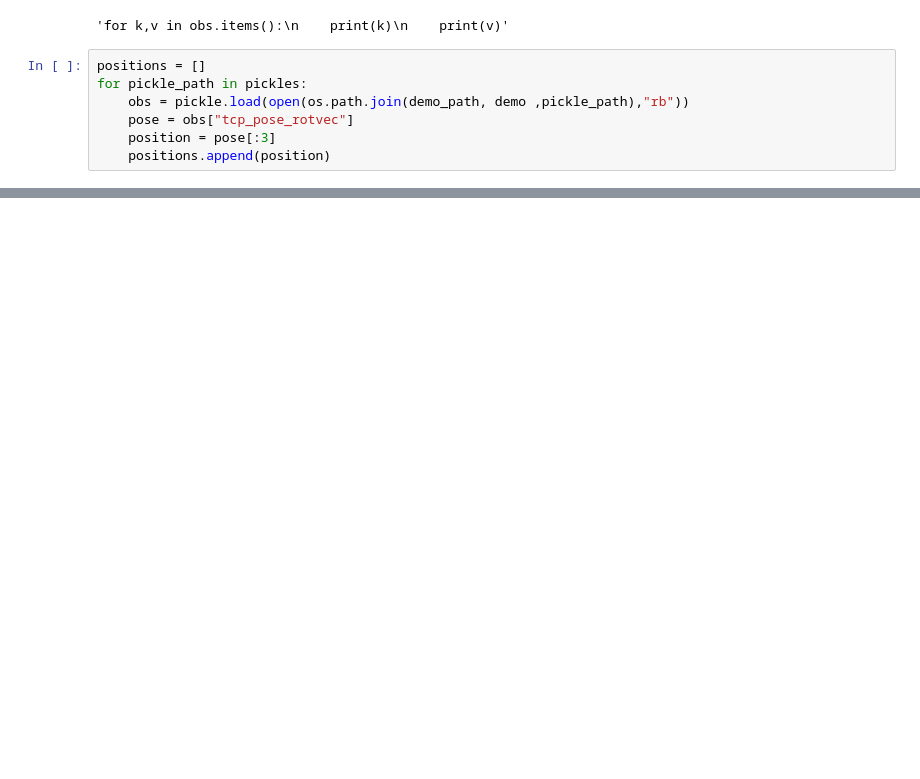
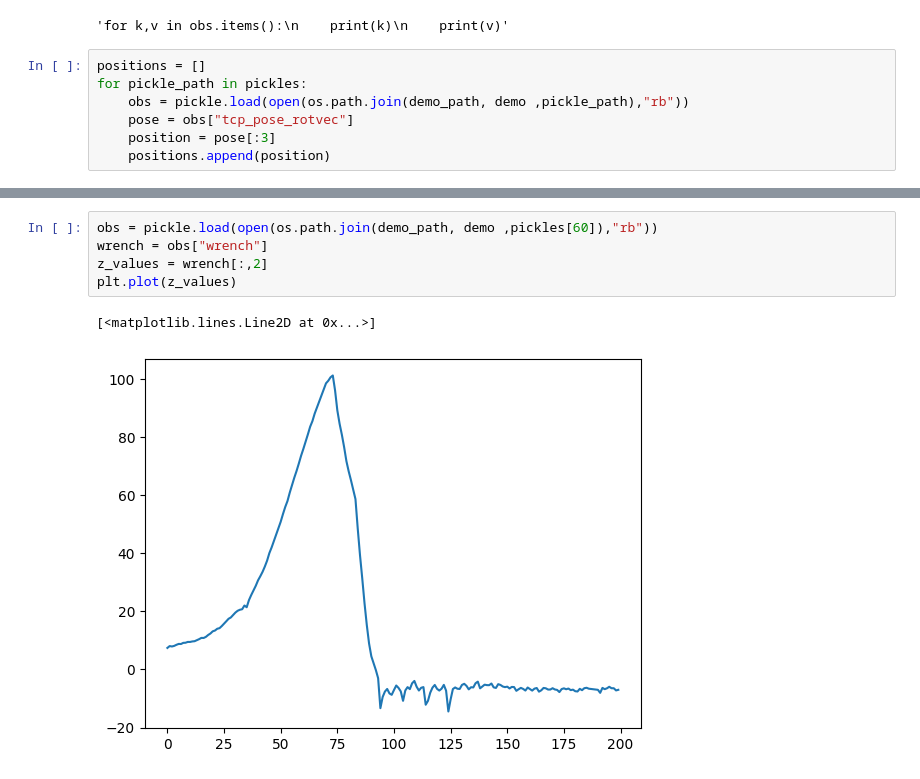
Before and after one commit to tlpss/gello_software, a Jupyter notebook: gello/data_utils/explore_pickle.ipynb, the cells around one changed output, grey strips where cells are left out. Saved outputs shown, nothing was run; the diff lists cells and outputs as text; blank space fills up the shorter version.

```diff
--- a/gello/data_utils/explore_pickle.ipynb
+++ b/gello/data_utils/explore_pickle.ipynb
@@ -129,3 +127,11 @@ plt.legend(["fx", "fy", "fz", "tx", "ty", "tz"])
+# %%
+obs = pickle.load(open(os.path.join(demo_path, demo ,pickles[60]),"rb"))
+wrench = obs["wrench"]
+z_values = wrench[:,2]
+plt.plot(z_values)
+# %% [output]
+[<matplotlib.lines.Line2D at 0x...>]
+[figure, added]
 # %%
 import numpy as np
 import matplotlib.pyplot as plt
```
Also changed, not shown: parts of 10 cells of this notebook, 8 other files.
